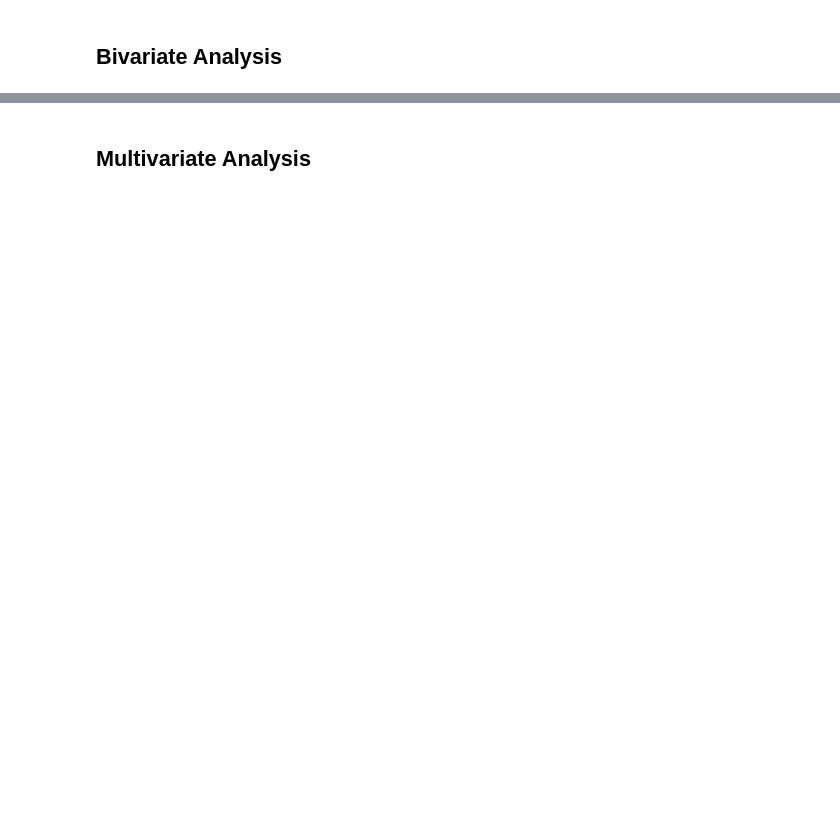
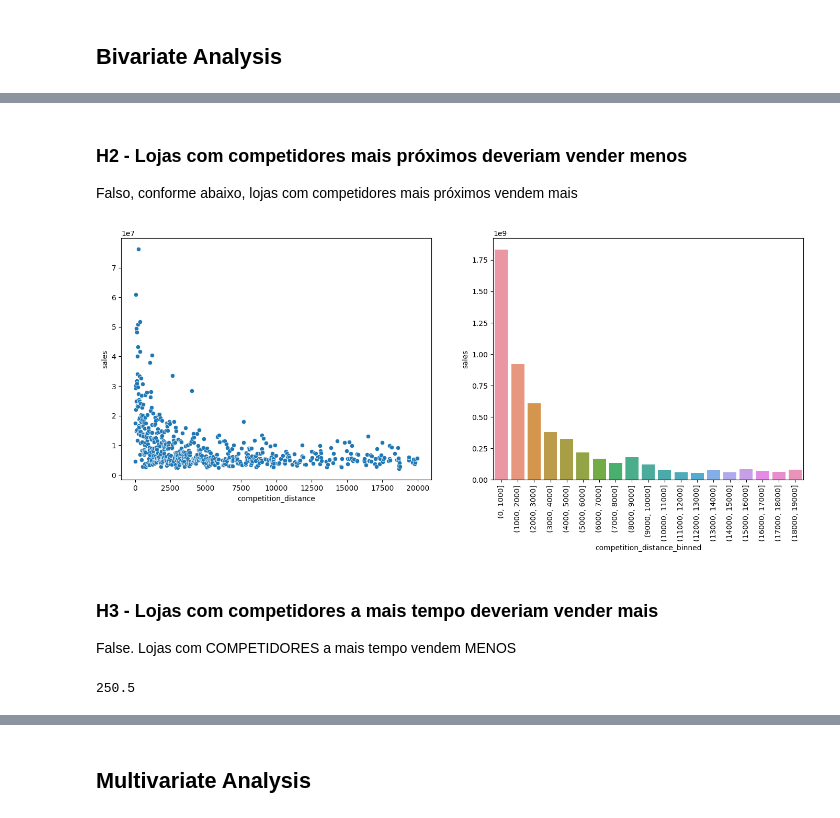
Before and after one commit to biazotogabriel/ds_em_producao, a Jupyter notebook: notebook.ipynb, the cells around one changed output, grey strips where cells are left out. Drawn from its saved outputs; the diff is of its cells as text; code cells hidden in the pictures; blank space fills up the shorter version.

```diff
--- a/notebook.ipynb
+++ b/notebook.ipynb
@@ -482,0 +498,25 @@ array(['c', 'a', 'd', 'b'], dtype=object)
+# %% [markdown]
+### H2 - Lojas com competidores mais próximos deveriam vender menos
+Falso, conforme abaixo, lojas com competidores mais próximos vendem mais
+# %%
+plt.figure(figsize=(26,6))
+plt.subplot(1, 3, 1)
+df_aux = df4[df4['competition_distance'] < 20000]
+df_aux = df_aux[['competition_distance', 'sales']].groupby('competition_distance').sum().reset_index()
+sns.scatterplot(x=df_aux['competition_distance'], y=df_aux['sales'])
+df_aux = df4[['competition_distance', 'sales']].groupby('competition_distance').sum().reset_index()
+bins = list(np.arange(0, 20000, 1000))
+df_aux['competition_distance_binned'] = pd.cut(df_aux['competition_distance'], bins=bins)
+df_aux = df_aux[['competition_distance_binned', 'sales']].groupby('competition_distance_binned').sum().reset_index()
+plt.subplot(1, 3, 2)
+sns.barplot(x=df_aux['competition_distance_binned'], y=df_aux['sales'])
+plt.xticks(rotation=90);
+# %% [output]
+[figure, added]
+# %% [markdown]
+### H3 - Lojas com competidores a mais tempo deveriam vender mais
+False. Lojas com COMPETIDORES a mais tempo vendem MENOS
+# %%
+df_aux['competition_time_month'].quantile(0.75)
+# %% [output]
+250.5
```
Also changed, not shown: parts of 15 cells of this notebook.
